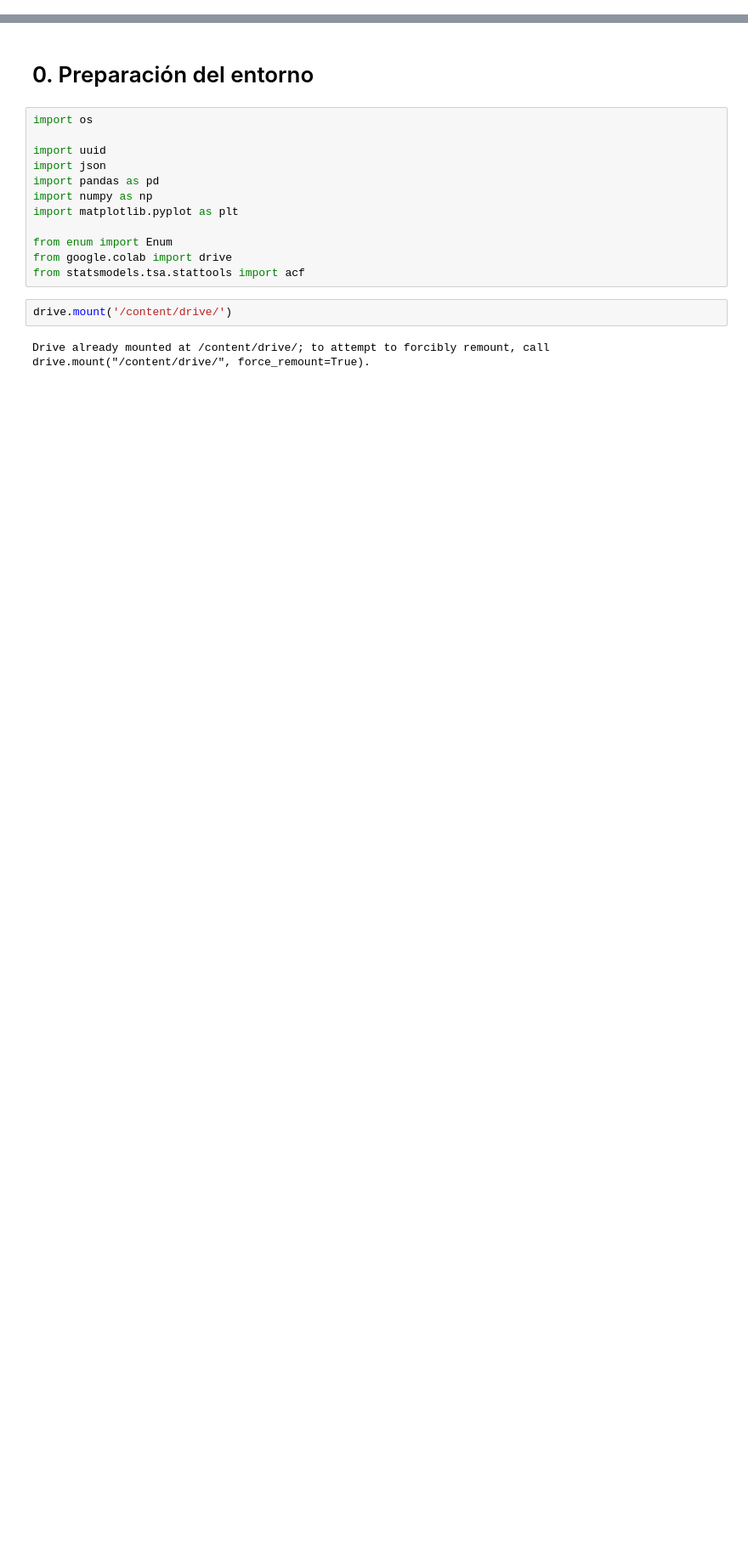
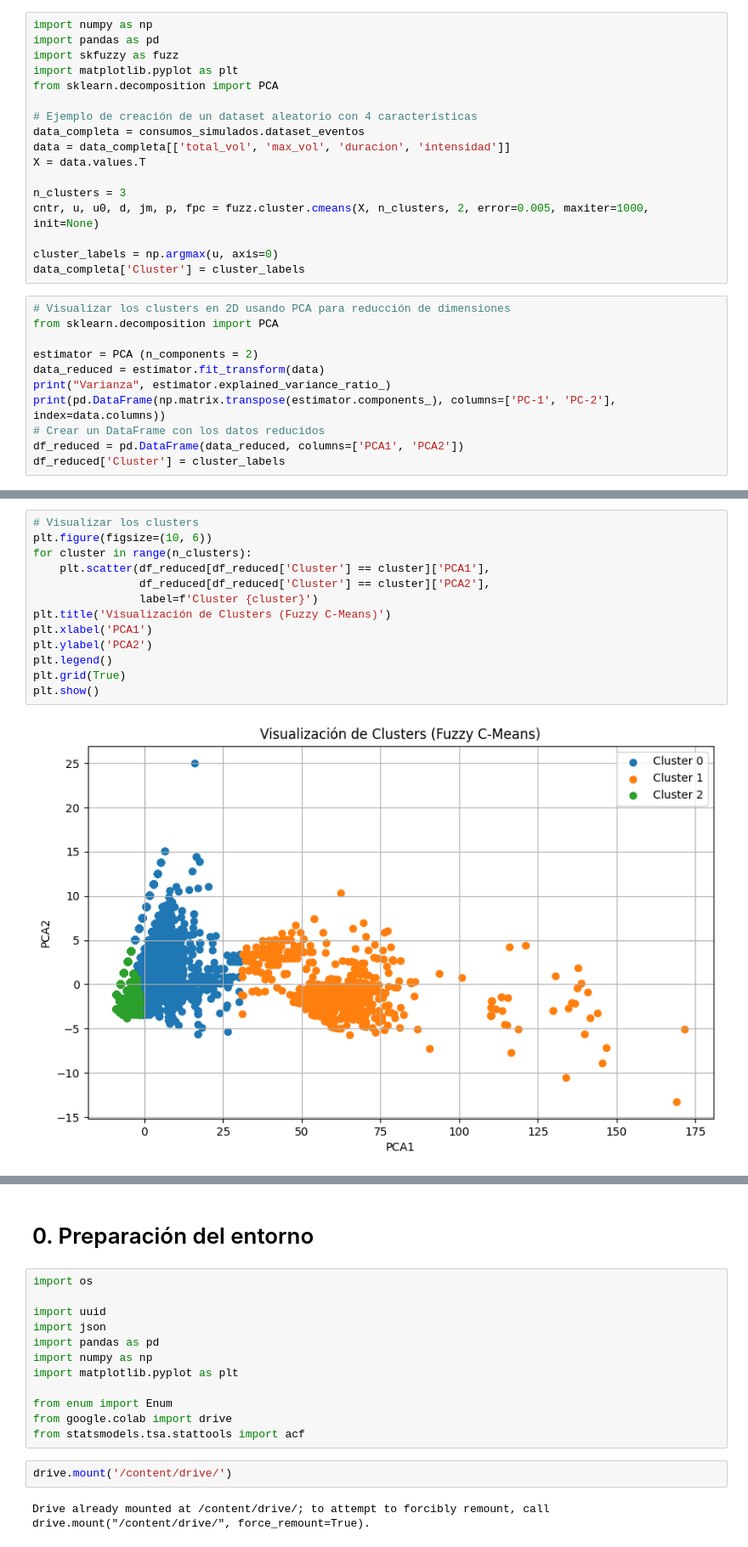
Before and after one commit to IagoGarciaSuarez/MUII_TFM, a Jupyter notebook: src/TFM.ipynb, the cells around one changed output, grey strips where cells are left out. Shown at 85% size. Saved outputs shown, nothing was run; the diff lists cells and outputs as text; blank space fills up the shorter version.

```diff
--- a/src/TFM.ipynb
+++ b/src/TFM.ipynb
@@ -0,0 +23,28 @@
+# %%
+import numpy as np
+import pandas as pd
+import skfuzzy as fuzz
+import matplotlib.pyplot as plt
+from sklearn.decomposition import PCA
+
+# Ejemplo de creación de un dataset aleatorio con 4 características
+data_completa = consumos_simulados.dataset_eventos
+data = data_completa[['total_vol', 'max_vol', 'duracion', 'intensidad']]
+X = data.values.T
+
+n_clusters = 3
+cntr, u, u0, d, jm, p, fpc = fuzz.cluster.cmeans(X, n_clusters, 2, error=0.005, maxiter=1000, init=None)
+
+cluster_labels = np.argmax(u, axis=0)
+data_completa['Cluster'] = cluster_labels
+# %%
+# Visualizar los clusters en 2D usando PCA para reducción de dimensiones
+from sklearn.decomposition import PCA
+
+estimator = PCA (n_components = 2)
+data_reduced = estimator.fit_transform(data)
+print("Varianza", estimator.explained_variance_ratio_)
+print(pd.DataFrame(np.matrix.transpose(estimator.components_), columns=['PC-1', 'PC-2'], index=data.columns))
+# Crear un DataFrame con los datos reducidos
+df_reduced = pd.DataFrame(data_reduced, columns=['PCA1', 'PCA2'])
+df_reduced['Cluster'] = cluster_labels
@@ -0,0 +58,15 @@
+# %%
+# Visualizar los clusters
+plt.figure(figsize=(10, 6))
+for cluster in range(n_clusters):
+    plt.scatter(df_reduced[df_reduced['Cluster'] == cluster]['PCA1'],
+                df_reduced[df_reduced['Cluster'] == cluster]['PCA2'],
+                label=f'Cluster {cluster}')
+plt.title('Visualización de Clusters (Fuzzy C-Means)')
+plt.xlabel('PCA1')
+plt.ylabel('PCA2')
+plt.legend()
+plt.grid(True)
+plt.show()
+# %% [output]
+[figure, added]
```
Also changed, not shown: parts of 56 cells of this notebook, 1 other file.
